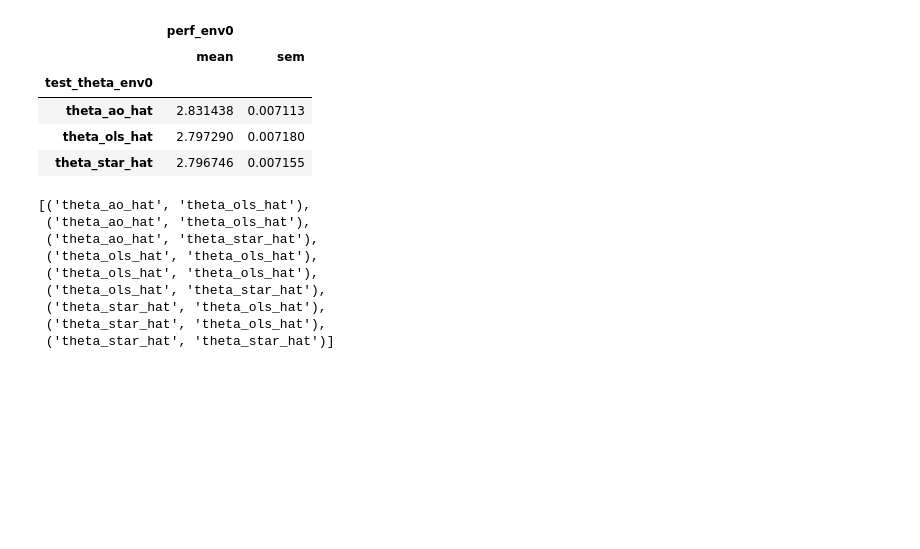
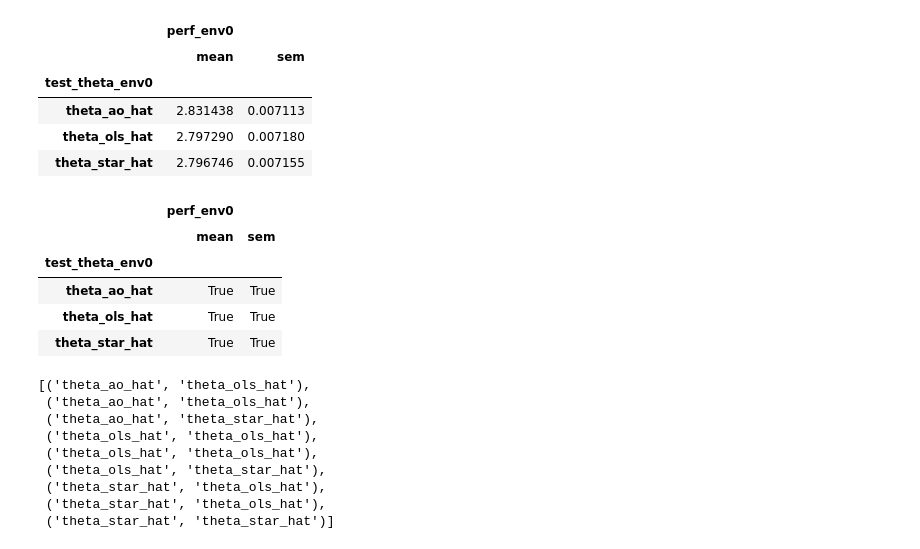
Before and after one commit to muneebaadil/strategic-instrumental-variable-regression, a Jupyter notebook: experiments.ipynb, the cells around one changed output. Cells and saved outputs as stored; diff of their text form; code cells hidden in the pictures; blank space fills up the shorter version.

```diff
--- a/experiments.ipynb
+++ b/experiments.ipynb
@@ -733,7 +678,8 @@ ax.grid()
 # %% [output]
 [figure]
 # %%
-df.groupby('test_theta_env0').agg(('mean', 'sem'))
+df_test = df.groupby('test_theta_env0').agg(('mean', 'sem'))
+df_test
 # %% [output]
 |  | perf_env0 |  |
 |  | mean | sem |
@@ -741,6 +687,19 @@ df.groupby('test_theta_env0').agg(('mean', 'sem'))
 | theta_ao_hat | 2.831438 | 0.007113 |
 | theta_ols_hat | 2.797290 | 0.007180 |
 | theta_star_hat | 2.796746 | 0.007155 |
+# %%
+# with open('temp.pkl', 'wb') as f:
+    # pickle.dump(df_test, f )
+with open('temp.pkl', 'rb') as f:
+    ref = pickle.load(f)
+ref == df_test
+# %% [output]
+|  | perf_env0 |  |
+|  | mean | sem |
+| test_theta_env0 |  |  |
+| theta_ao_hat | True | True |
+| theta_ols_hat | True | True |
+| theta_star_hat | True | True |
 # %%
 from itertools import permutations, product
 combos = [x for x in product(
```
Also changed, not shown: parts of 7 cells of this notebook, 1 other file.
